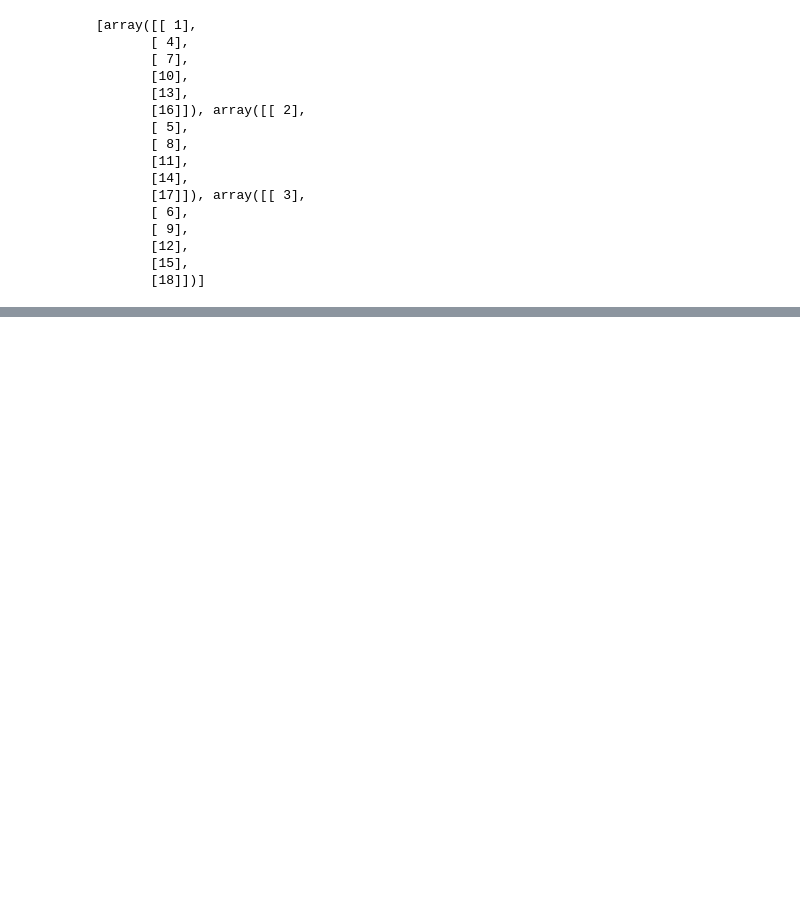
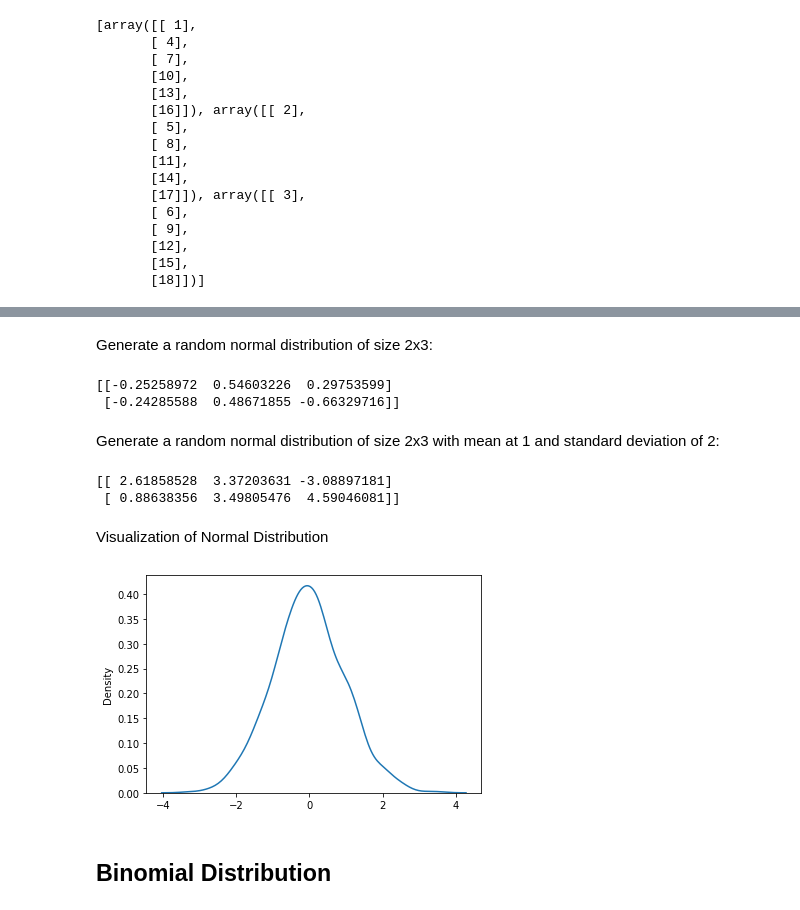
Before and after one commit to MorshedulHoque/NumPy, a Jupyter notebook: NumPy.ipynb, the cells around one changed output, grey strips where cells are left out. Saved outputs shown, nothing was run; the diff lists cells and outputs as text; code cells hidden in the pictures; blank space fills up the shorter version.

```diff
--- a/NumPy.ipynb
+++ b/NumPy.ipynb
@@ -772,0 +1200,36 @@ print(newarr)
+# %% [markdown]
+Generate a random normal distribution of size 2x3:
+# %%
+from numpy import random
+
+x = random.normal(size=(2, 3))
+
+print(x)
+# %% [output]
+[[-0.25258972  0.54603226  0.29753599]
+ [-0.24285588  0.48671855 -0.66329716]]
+# %% [markdown]
+Generate a random normal distribution of size 2x3 with mean at 1 and standard deviation of 2:
+# %%
+from numpy import random
+
+x = random.normal(loc=1, scale=2, size=(2, 3))
+
+print(x)
+# %% [output]
+[[ 2.61858528  3.37203631 -3.08897181]
+ [ 0.88638356  3.49805476  4.59046081]]
+# %% [markdown]
+Visualization of Normal Distribution
+# %%
+from numpy import random
+import matplotlib.pyplot as plt
+import seaborn as sns
+
+sns.distplot(random.normal(size=1000), hist=False)
+
+plt.show()
+# %% [output]
+[figure, added]
+# %% [markdown]
+## **Binomial Distribution**
```
Also changed, not shown: parts of 80 cells of this notebook.
